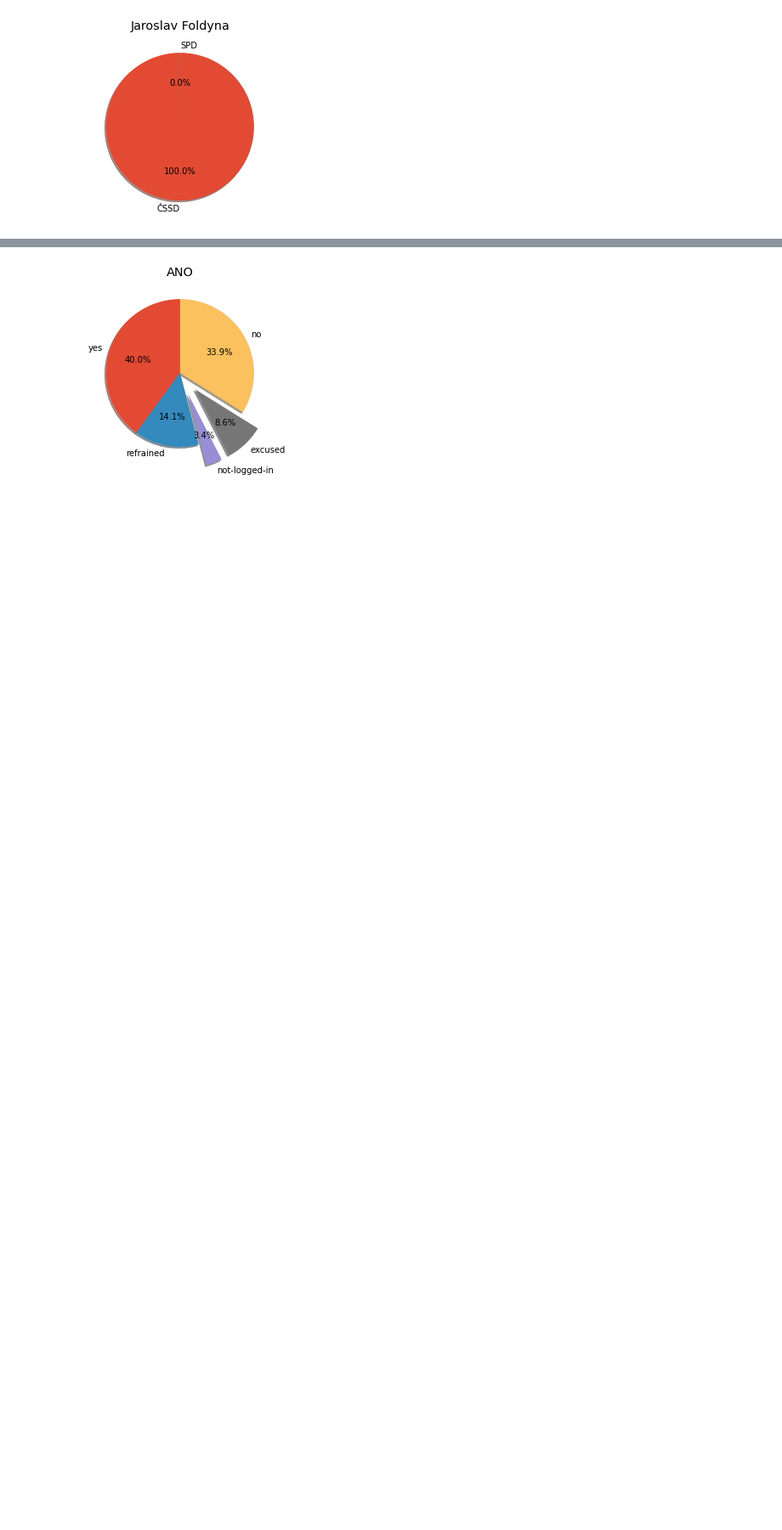
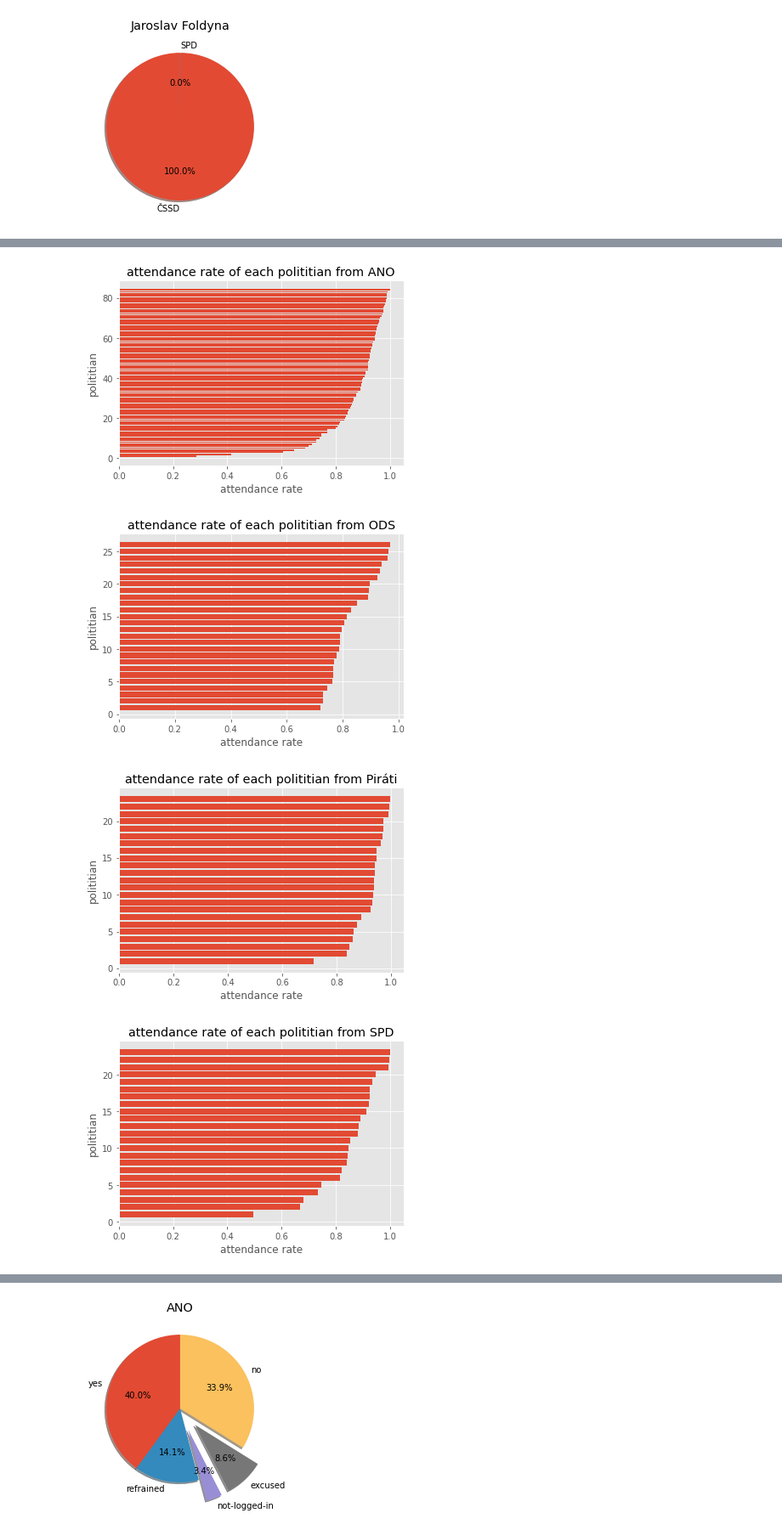
Before and after one commit to xuthang/bi-vzd, a Jupyter notebook: 01/homework_01_B201.ipynb, the cells around one changed output, grey strips where cells are left out. Shown at 85% size. Drawn from its saved outputs; the diff is of its cells as text; code cells hidden in the pictures; blank space fills up the shorter version.

```diff
--- a/01/homework_01_B201.ipynb
+++ b/01/homework_01_B201.ipynb
@@ -138,0 +146,27 @@ plt.show()
+# %%
+for party in parties:
+    tmpdf = df[df['political party'] == party]
+    val = []
+    name = []
+    peopleList = tmpdf['name'].unique().tolist()
+    for person in peopleList:
+        attendancedf = tmpdf[tmpdf['name'] == person]
+        DAsize = len(attendancedf[attendancedf['vote'].isin(DAlist)])
+        total = len(attendancedf.index)
+        val.append(0 if (total == 0) else 1- DAsize/total)
+        name.append(person)
+
+    val.sort()
+    if len(val) > 20:
+        plt.barh(range(1, 1 + len(peopleList)), val)
+    else:
+         plt.barh(range(1, 1 + len(peopleList)), val, tick_label = name)
+    plt.xlabel('attendance rate')
+    plt.ylabel('polititian')
+    plt.title('attendance rate of each polititian from ' + party)
+    plt.show()
+# %% [output]
+[figure, added]
+[figure, added]
+[figure, added]
+[figure, added]
```
Also changed, not shown: parts of 9 cells of this notebook.
